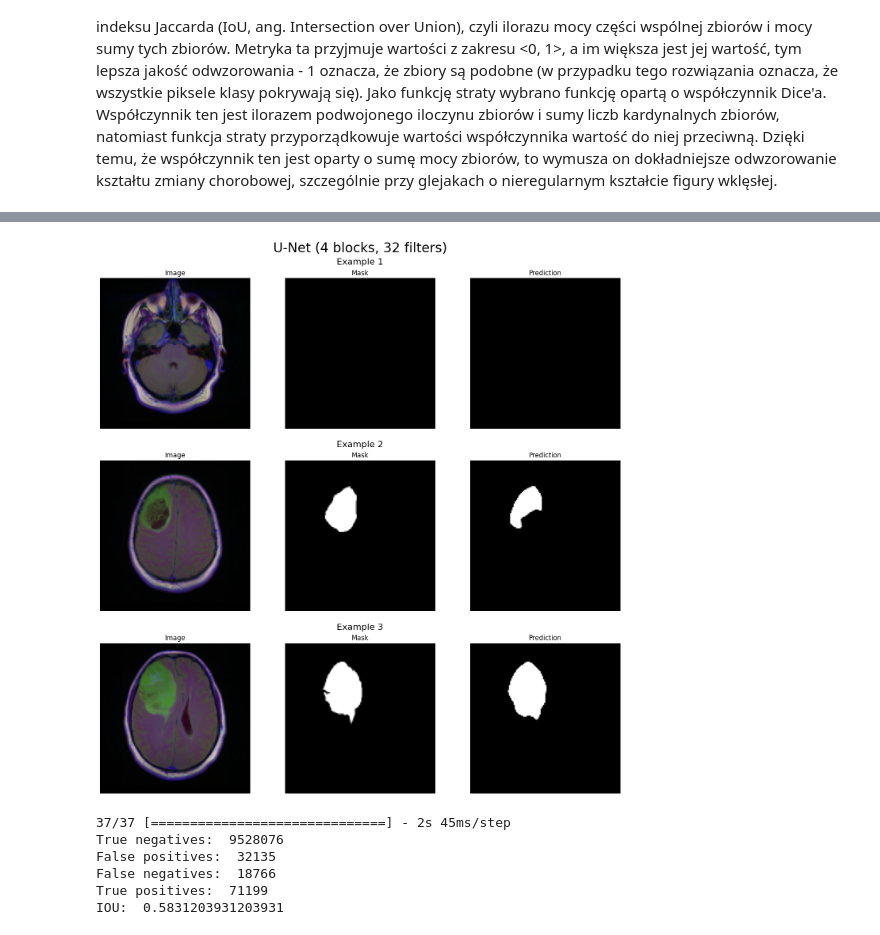
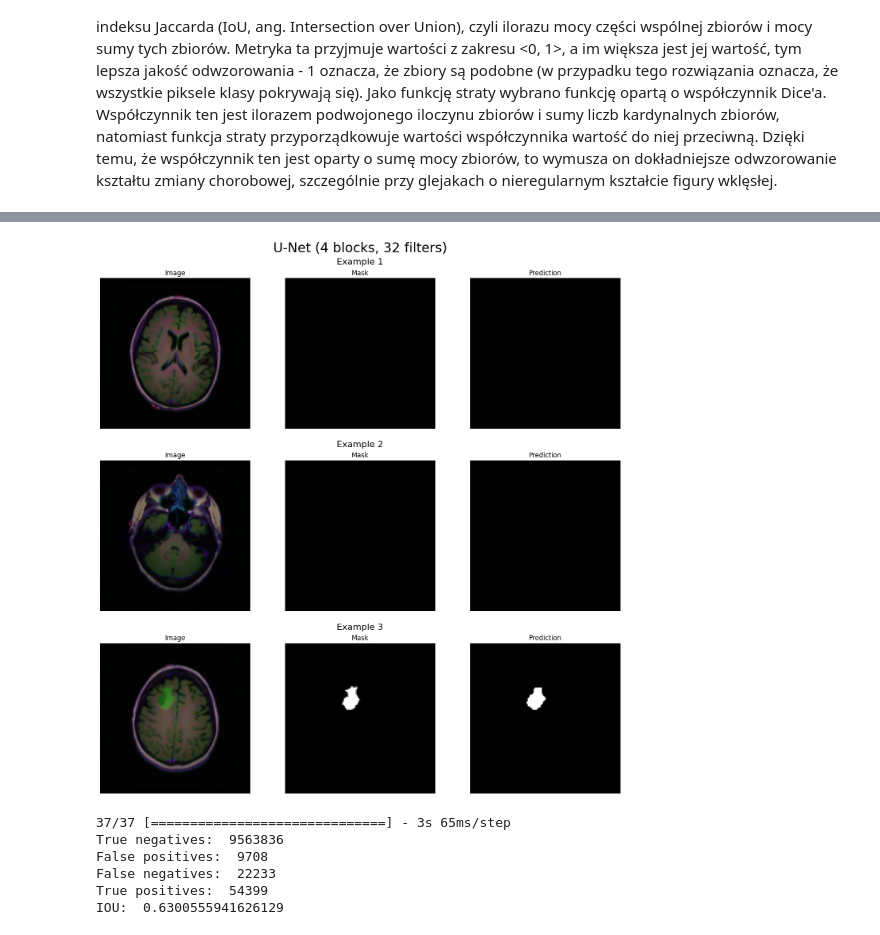
Before and after one commit to Piotr45/brain-mri-segmentation, a Jupyter notebook: brain/brain.ipynb, the cells around one changed output, grey strips where cells are left out. Cells and saved outputs as stored; diff of their text form; code cells hidden in the pictures.

Commit message:
feat: updated notebook with new models

```diff
--- a/brain/brain.ipynb
+++ b/brain/brain.ipynb
@@ -87,7 +85,7 @@ plt.show()
 # %% [output]
 [figure]
 # %%
-MODELS_DIR_PATH = "../models"
+MODELS_DIR_PATH = "../new_models"
 
 def load_model(model_name: str) -> tf.keras.Model:
     return tf.keras.models.load_model(os.path.join(MODELS_DIR_PATH, model_name), custom_objects={'dice_coef': dice_coef, 'dice_coef_loss': dice_coef_loss, 'iou': iou})
@@ -109,7 +113,10 @@ model_2 = load_model("model_2")
 # %%
-dataset_loader = DatasetLoaderGen(download=True, resize_shape=(128, 128))
-dataest_num_samples = dataset_loader.dataset_info["num_samples"]
+dataset_loader_256 = DatasetLoaderGen(download=False, resize_shape=(256, 256))
+dataset_loader_128 = DatasetLoaderGen(download=False, resize_shape=(128, 128))
 
+dataest_num_samples = dataset_loader_256.dataset_info["num_samples"]
 steps_per_epoch = (dataest_num_samples - int(dataest_num_samples * 0.7)) // 16
-train, valid, test = prepare_dataset(dataset_loader, 16)
+
+train_256, valid_256, test_256 = prepare_dataset(dataset_loader_256, 16)
+train_128, valid_128, test_128 = prepare_dataset(dataset_loader_128, 16, data_shape=(128, 128, 3), label_shape=(128, 128, 1))
 # %% [output]
@@ -197,5 +241,8 @@ Binary accuracy: 0.9925440549850464
 # %%
-predictions_1 = model_1.predict_on_batch(images)
+model = load_model("model_19")
+
+images, masks = next(iter(test_128))
+predictions_1 = model.predict_on_batch(images)
 
 plot_prediction(
     images[3:6], masks[3:6], predictions_1[3:6], "U-Net (4 blocks, 32 filters)", 3
@@ -206,6 +251,7 @@ plot_prediction(
-[figure, old version]
+[figure, new version]
 # %%
-test_predictions_1 = model_1.predict(test)
+test_predictions_1 = model.predict(test_128)
+test_masks = np.concatenate([y for _, y in test_128], axis=0)
 
 binarized_predictions = np.where(test_predictions_1.flatten() >= 0.5, 1, 0)
 
@@ -219,9 +265,9 @@ print("False negatives: ", fn)
 print("True positives: ", tp)
 print("IOU: ", tp / (tp + fp + fn))
 # %% [output]
-37/37 [==============================] - 2s 45ms/step
-True negatives:  9528076
-False positives:  32135
-False negatives:  18766
-True positives:  71199
-IOU:  0.5831203931203931
+37/37 [==============================] - 3s 65ms/step
+True negatives:  9563836
+False positives:  9708
+False negatives:  22233
+True positives:  54399
+IOU:  0.6300555941626129
```
Also changed, not shown: parts of 15 cells of this notebook.
